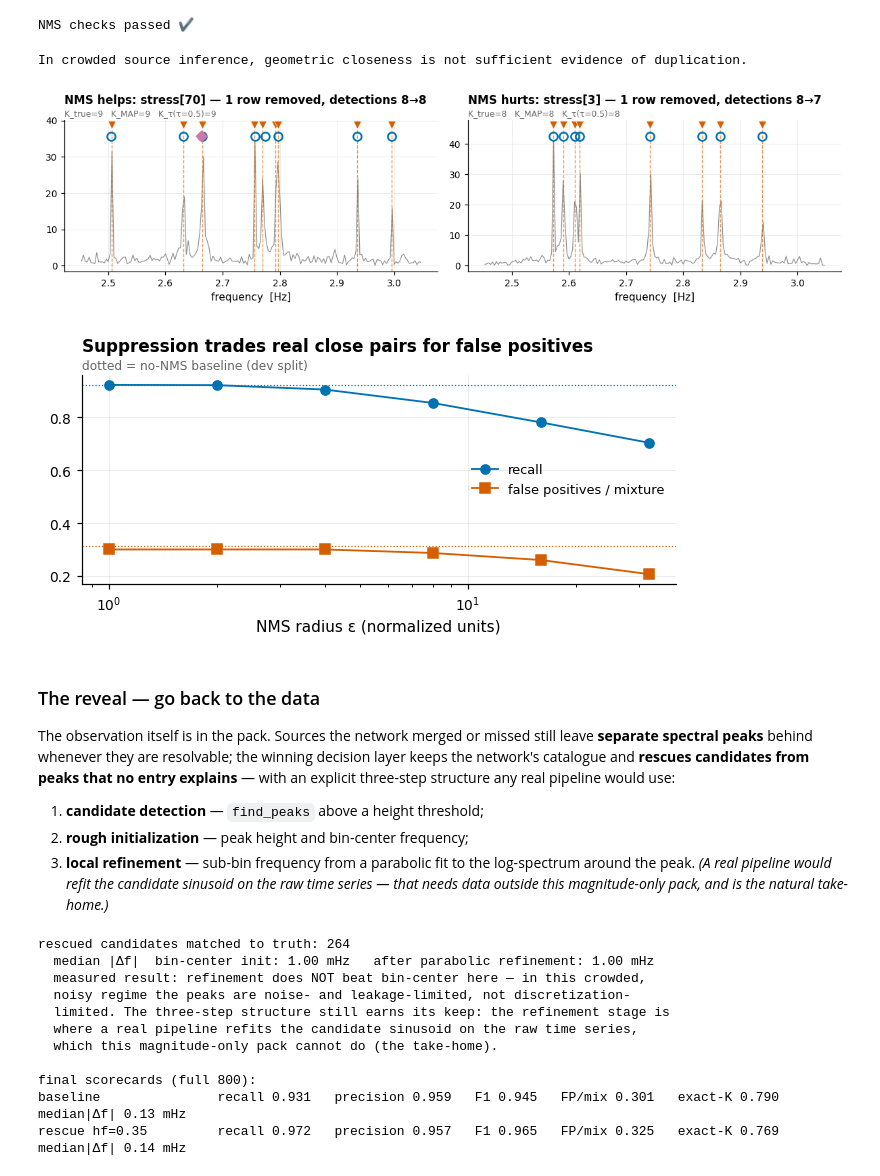
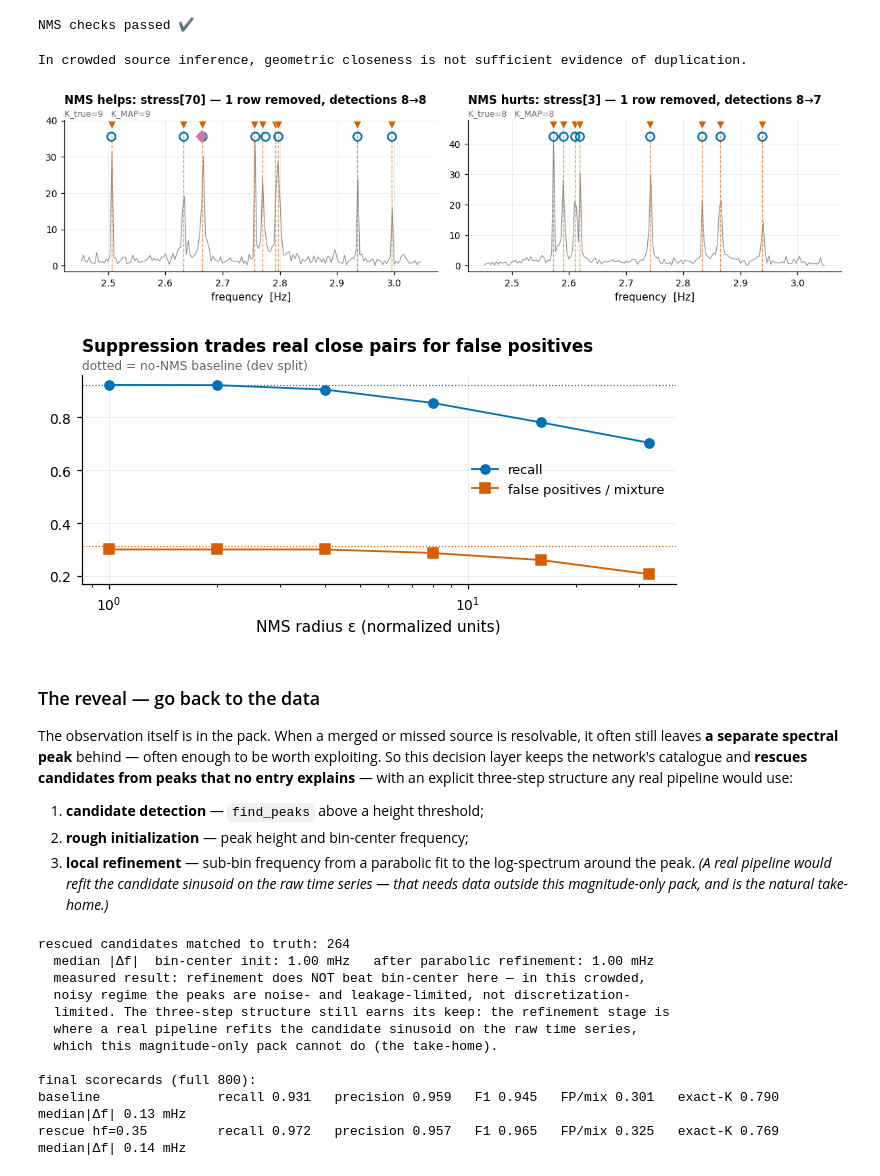
Before and after one commit to nhouba/slotflow-esa-workshop, a Jupyter notebook: slotflow_tutorial_2_solution.ipynb, the cells around one changed output. Cells and saved outputs as stored; diff of their text form; code cells hidden in the pictures.

```diff
--- a/slotflow_tutorial_2_solution.ipynb
+++ b/slotflow_tutorial_2_solution.ipynb
@@ -495,37 +504,3 @@ baseline_full = evaluate(baseline_catalogue, FULL, "baseline (full 800)")
 BASELINE — the model's MAP catalogue, no post-processing
 baseline (dev 150)     recall 0.923   precision 0.957   F1 0.940   FP/mix 0.313   exact-K 0.727   median|Δf| 0.14 mHz
 baseline (full 800)    recall 0.931   precision 0.959   F1 0.945   FP/mix 0.301   exact-K 0.790   median|Δf| 0.13 mHz
-# %%
-# --- Knob 1: the existence threshold — measure it, then explain it --------
-taus = np.linspace(0.05, 0.95, 10)
-sw = [evaluate(lambda i, t=t: pack["stress_maps"][i][:k_tau("stress", i, t)],
-               DEV, quiet=True) for t in taus]
-
-fig, (ax0, ax1, ax2) = plt.subplots(1, 3, figsize=(12, 3.1))
-for key, colr in [("recall", C["pred"]), ("precision", C["rescue"]),
-                  ("f1", C["ink"]), ("exact_k_accuracy", C["gold"])]:
-    ax0.plot(taus, [s[key] for s in sw], marker=".", color=colr,
-             label=key.replace("exact_k_accuracy", "exact-K"))
-ax0.set_xlabel("existence threshold τ"); ax0.set_ylim(0, 1.02); ax0.legend()
-title2(ax0, "Knob 1 is FLAT — thresholding\nchanges almost nothing")
-
-for ax, subset in [(ax1, "nominal"), (ax2, "stress")]:
-    q_max = pack[f"{subset}_q_k"].max(axis=-1)
-    right = pack[f"{subset}_k_pred"] == pack[f"{subset}_k_true"]
-    bins = np.linspace(0.3, 1.0, 24)
-    ax.hist(q_max[right], bins=bins, color=C["pred"], alpha=0.75,
-            label=f"K correct (n={right.sum()})")
-    if (~right).any():
-        ax.hist(q_max[~right], bins=bins, color=C["truth"], alpha=0.75,
-                label=f"K wrong (n={(~right).sum()})")
-    conf_wrong = q_max[~right].mean() if (~right).any() else float("nan")
-    ax.set_xlabel("max q(K|x)"); ax.set_yscale("log"); ax.legend(loc="upper left")
-    title2(ax, f"{subset}: wrong answers are\nstill given with q≈"
-           f"{conf_wrong:.2f}" if (~right).any()
-           else f"{subset}: (no wrong answers)")
-plt.tight_layout()
-
-print("q(K|x) is binary-confident even when wrong out of distribution — "
-      "a threshold\ncannot recover information a miscalibrated posterior "
-      "does not contain.\n(An empirical property of THIS model on THIS "
-      "stress set — not a universal law\nof cardinality thresholding.)")
@@ -569,8 +612,8 @@ NMS checks passed ✔
 # %%
 # --- Knob 2, honestly: one case where NMS helps, one where it hurts --------
 def nms_catalogue(i, eps=4.0):
-    return build_catalogue(pack["stress_maps"][i], pack["stress_q_k"][i],
-                           tau=0.5, nms_eps=eps)
+    return build_catalogue(pack["stress_maps"][i],
+                           int(pack["stress_k_pred"][i]), nms_eps=eps)
 
 
 helps = gallery["nms_cases"]["helps"]
@@ -583,42 +626,43 @@ for ax, case, verdict in [(axes[0], helps, "helps"),
     after = nms_catalogue(i)
     tru = TRUTHS["stress"][i]
     det_b = len(match_catalogue(before, tru)[0])
     det_a = len(match_catalogue(after, tru)[0])
     show_signal("stress", i, ax=ax,
                 title=f"NMS {verdict}: stress[{i}] — "
                       f"{len(before) - len(after)} row removed, "
                       f"detections {det_b}→{det_a}")
 
 plt.tight_layout()
 
 eps_grid = [1.0, 2.0, 4.0, 8.0, 16.0, 32.0]
 res = [evaluate(lambda i, e=e: nms_catalogue(i, e), DEV, quiet=True)
        for e in eps_grid]
 fig, ax = plt.subplots(figsize=(6, 3))
 ax.plot(eps_grid, [r["recall"] for r in res], marker="o", color=C["pred"],
         label="recall")
 ax.plot(eps_grid, [r["fp_per_mixture"] for r in res], marker="s",
         color=C["truth"], label="false positives / mixture")
 ax.axhline(baseline_dev["recall"], color=C["pred"], ls=":", lw=0.8)
 ax.axhline(baseline_dev["fp_per_mixture"], color=C["truth"], ls=":", lw=0.8)
 ax.set_xscale("log"); ax.set_xlabel("NMS radius ε (normalized units)")
 ax.legend()
 title2(ax, "Suppression trades real close pairs for false positives",
        "dotted = no-NMS baseline (dev split)")
 plt.tight_layout()
 print("In crowded source inference, geometric closeness is not sufficient "
       "evidence of duplication.")
 # %% [output]
 In crowded source inference, geometric closeness is not sufficient evidence of duplication.
-[figure, old version]
+[figure, new version]
 [figure]
 # %% [markdown]
 ### The reveal — go back to the data
 
-The observation itself is in the pack. Sources the network merged or
-missed still leave **separate spectral peaks** behind whenever they are
-resolvable; the winning decision layer keeps the network's catalogue and
-**rescues candidates from peaks that no entry explains** — with an
+The observation itself is in the pack. When a merged or missed source is
+resolvable, it often still leaves **a separate spectral peak** behind —
+often enough to be worth exploiting. So this decision layer keeps the
+network's catalogue and **rescues candidates from peaks that no entry
+explains** — with an
 explicit three-step structure any real pipeline would use:
 
 1. **candidate detection** — `find_peaks` above a height threshold;
```
Also changed, not shown: parts of 21 cells of this notebook, 12 other files.
